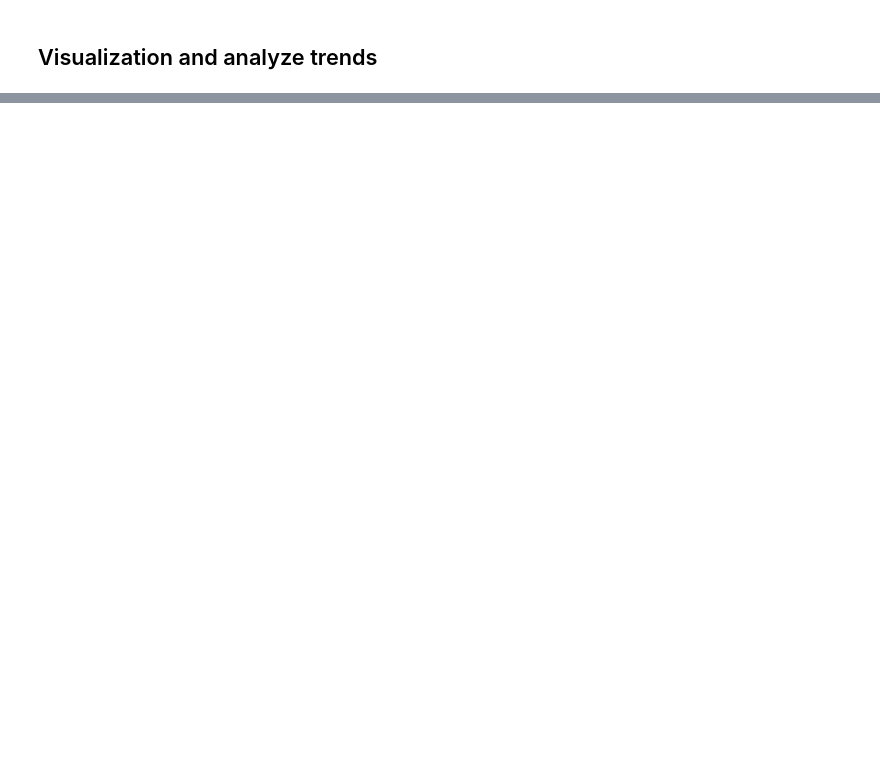
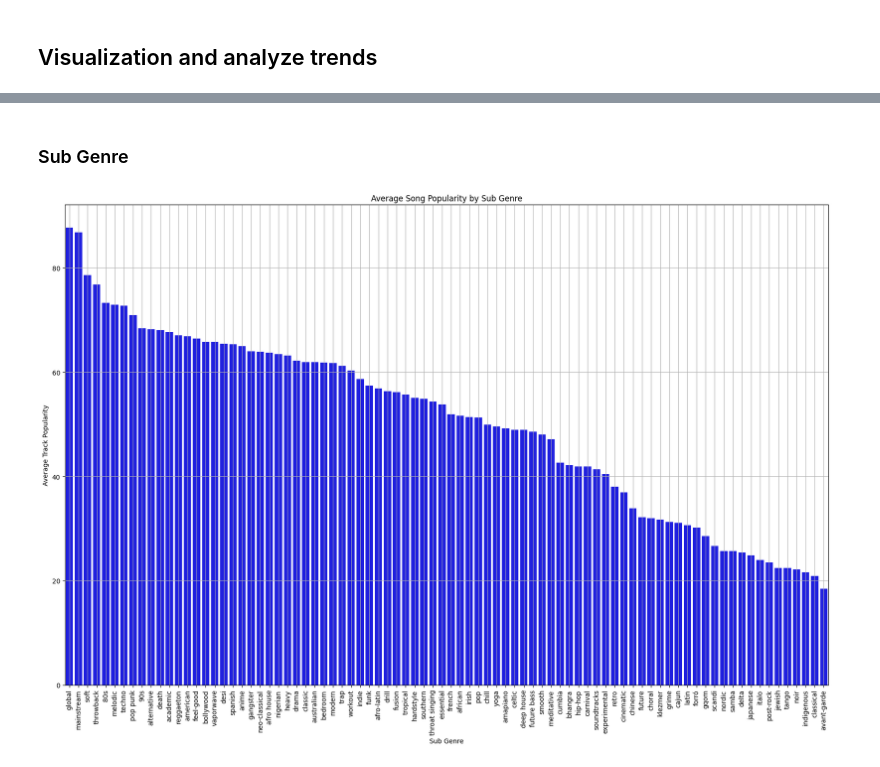
Before and after one commit to TonyJ3/AI-Society-S7, a Jupyter notebook: Top Hit Songs/top_hit_song_prediction.ipynb, the cells around one changed output, grey strips where cells are left out. Cells and saved outputs as stored; diff of their text form; code cells hidden in the pictures; blank space fills up the shorter version.

```diff
--- a/Top Hit Songs/top_hit_song_prediction.ipynb
+++ b/Top Hit Songs/top_hit_song_prediction.ipynb
@@ -281,0 +279,22 @@ filtered_data
+# %% [markdown]
+### Sub Genre
+# %%
+avg_popularity_by_subgenre = combined_popularity.groupby('playlist_subgenre')['track_popularity'].mean().sort_values(ascending=False)
+
+plt.figure(figsize=(17, 12))
+sns.barplot(
+    x=avg_popularity_by_subgenre.index,
+    y=avg_popularity_by_subgenre.values,
+    color='blue'
+)
+
+plt.title('Average Song Popularity by Sub Genre')
+plt.xlabel('Sub Genre')
+plt.ylabel('Average Track Popularity')
+plt.xticks(rotation=90)
+plt.grid(True)
+plt.tight_layout()
+
+plt.show()
+# %% [output]
+[figure, added]
```
Also changed, not shown: parts of 20 cells of this notebook.
